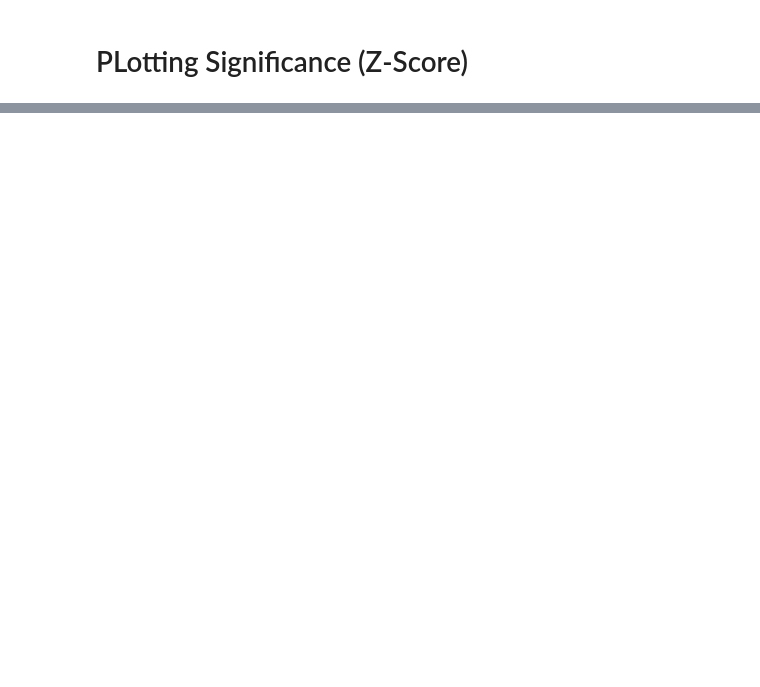
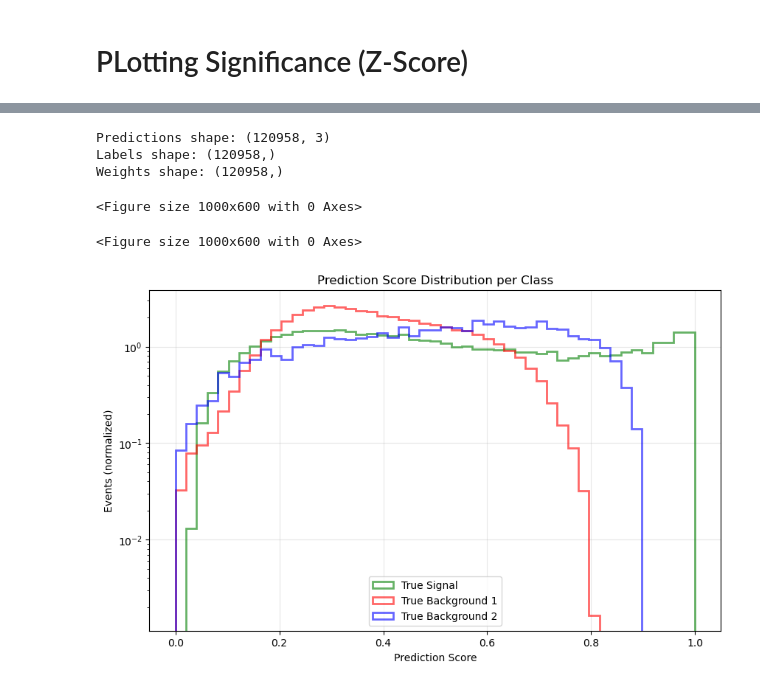
Before and after one commit to rabmc24/msci_project, a Jupyter notebook: transformer_renewed/bristol-tth-transformer-msc_project/notebooks/training_multiclassification.ipynb, the cells around one changed output, grey strips where cells are left out. Saved outputs shown, nothing was run; the diff lists cells and outputs as text; code cells hidden in the pictures; blank space fills up the shorter version.

```diff
--- a/transformer_renewed/bristol-tth-transformer-msc_project/notebooks/training_multiclassification.ipynb
+++ b/transformer_renewed/bristol-tth-transformer-msc_project/notebooks/training_multiclassification.ipynb
@@ -766,0 +667,59 @@ plt.show()
+# %%
+# Plot prediction distributions for multiclass
+import numpy as np
+import matplotlib.pyplot as plt
+
+# Get tensors from validation dataset
+inputs, labels, weights, mask, event = valid_dataset.tensors
+
+# Get predictions and probabilities
+pred_probs = probs.detach().cpu().numpy()  # Already calculated earlier
+labels_np = labels.detach().cpu().numpy()
+weights_np = val_weight_nominal.detach().cpu().numpy()
+
+# Print shapes for debugging
+print(f"Predictions shape: {pred_probs.shape}")
+print(f"Labels shape: {labels_np.shape}")
+print(f"Weights shape: {weights_np.shape}")
+
+# Create figure
+plt.figure(figsize=(10,6))
+
+# Define bins and class properties
+bins = np.linspace(0, 1, 50)
+class_names = ['Signal', 'Background 1', 'Background 2']
+colors = ['g', 'r', 'b']
+
+# Plot histograms for each class
+for i in range(3):
+    # Create mask for this class
+    class_mask = (labels_np == i)
+
+    # Get scores and weights for this class
+    class_scores = pred_probs[class_mask, i]  # Changed indexing order
+    class_weights = weights_np[class_mask]
+
+    plt.hist(class_scores,
+             bins=bins,
+             weights=class_weights,
+             alpha=0.6,
+             color=colors[i],
+             label=f'True {class_names[i]}',
+             density=True,
+             histtype='step',
+             linewidth=2)
+
+plt.xlabel('Prediction Score')
+plt.ylabel('Events (normalized)')
+plt.yscale('log')
+plt.title('Prediction Score Distribution per Class')
+plt.legend()
+plt.grid(True, alpha=0.3)
+plt.show()
+# %% [output]
+Predictions shape: (120958, 3)
+Labels shape: (120958,)
+Weights shape: (120958,)
+<Figure size 1000x600 with 0 Axes>
+<Figure size 1000x600 with 0 Axes>
+[figure, added]
```
Also changed, not shown: parts of 12 cells of this notebook, 6 other files.
